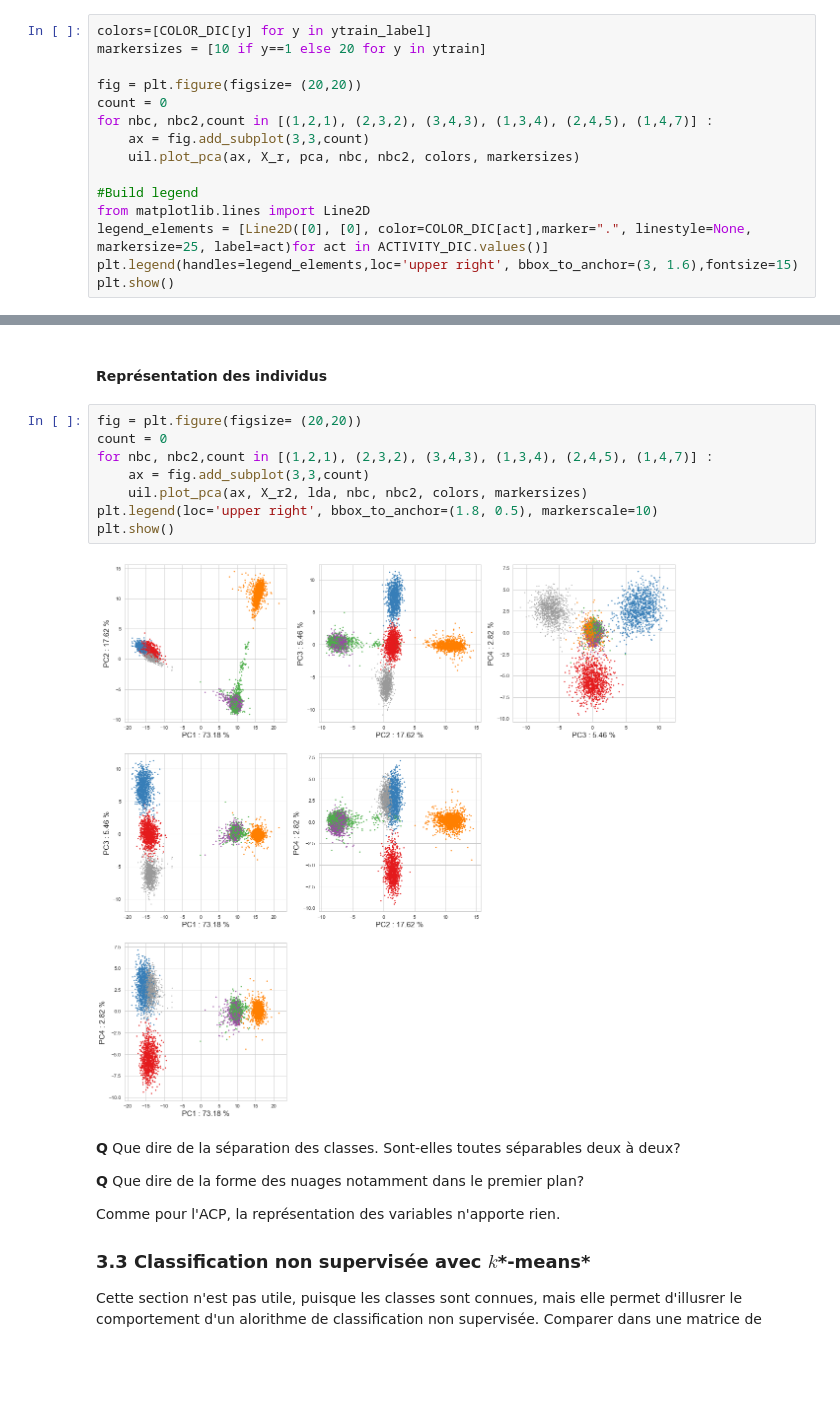
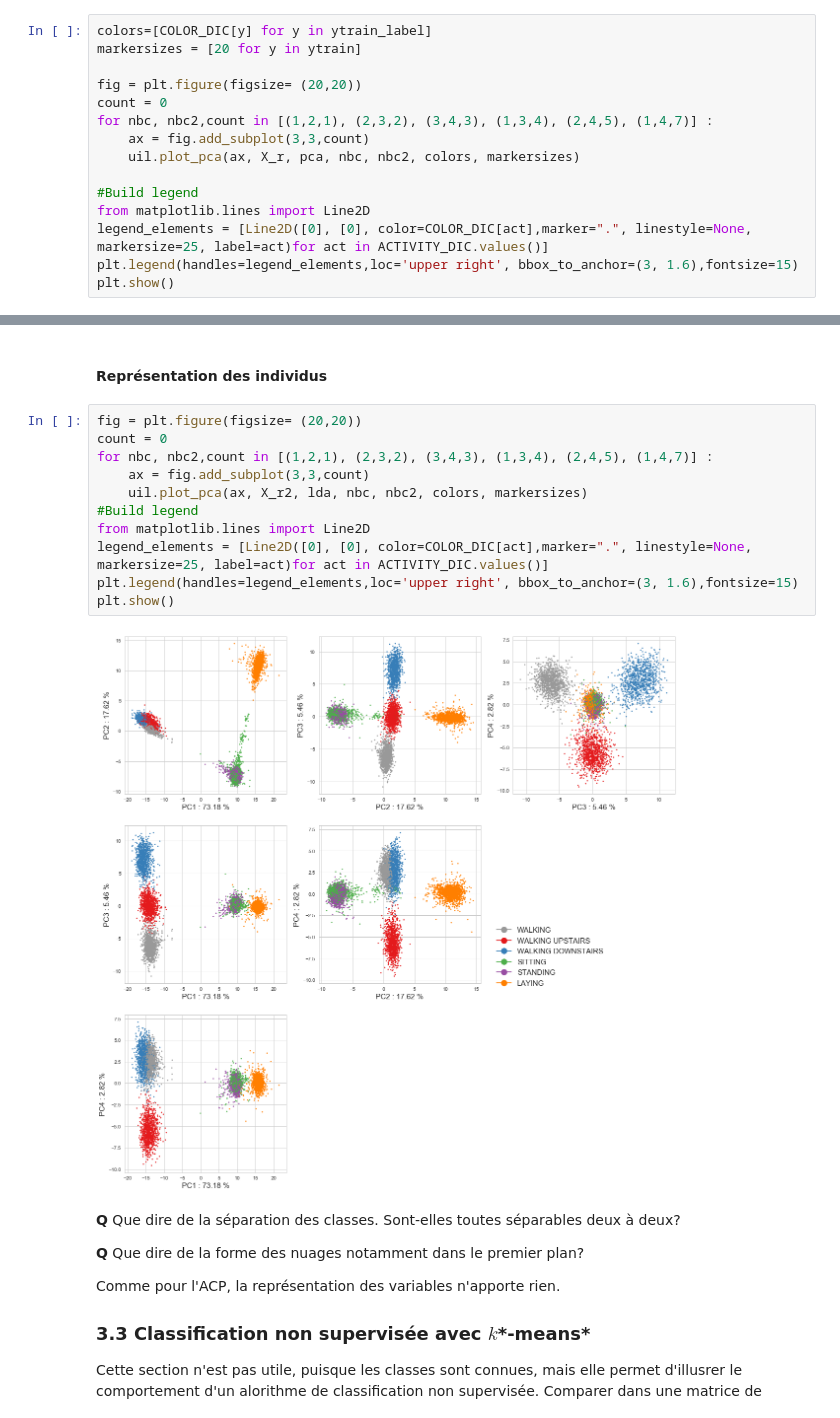
Before and after one commit to wikistat/High-Dimensional-Deep-Learning, a Jupyter notebook: HumanActivityRecognition/HDSTAT-Python-elem-HAR.ipynb, the cells around one changed output, grey strips where cells are left out. Cells and saved outputs as stored; diff of their text form; blank space fills up the shorter version.

```diff
--- a/HumanActivityRecognition/HDSTAT-Python-elem-HAR.ipynb
+++ b/HumanActivityRecognition/HDSTAT-Python-elem-HAR.ipynb
@@ -143,7 +148,7 @@ Projection dans les principaux plans factoriels.
 La fonction définie ci-après affiche un nuage de points dans un plan factoriel.
 # %%
 colors=[COLOR_DIC[y] for y in ytrain_label]
-markersizes = [10 if y==1 else 20 for y in ytrain]
+markersizes = [20 for y in ytrain]
 
 fig = plt.figure(figsize= (20,20))
 count = 0
@@ -220,13 +225,16 @@ X_r2=lda.transform(Xtrain)
 # %%
 fig = plt.figure(figsize= (20,20))
 count = 0
 for nbc, nbc2,count in [(1,2,1), (2,3,2), (3,4,3), (1,3,4), (2,4,5), (1,4,7)] :
     ax = fig.add_subplot(3,3,count)
     uil.plot_pca(ax, X_r2, lda, nbc, nbc2, colors, markersizes)
-plt.legend(loc='upper right', bbox_to_anchor=(1.8, 0.5), markerscale=10)
+#Build legend
+from matplotlib.lines import Line2D
+legend_elements = [Line2D([0], [0], color=COLOR_DIC[act],marker=".", linestyle=None, markersize=25, label=act)for act in ACTIVITY_DIC.values()]
+plt.legend(handles=legend_elements,loc='upper right', bbox_to_anchor=(3, 1.6),fontsize=15)
 plt.show()
 # %% [output]
-[figure, old version]
+[figure, new version]
 # %% [markdown]
 **Q** Que dire de la séparation des classes. Sont-elles toutes séparables deux à deux?
 
```
Also changed, not shown: parts of 24 cells of this notebook, 7 other files.
